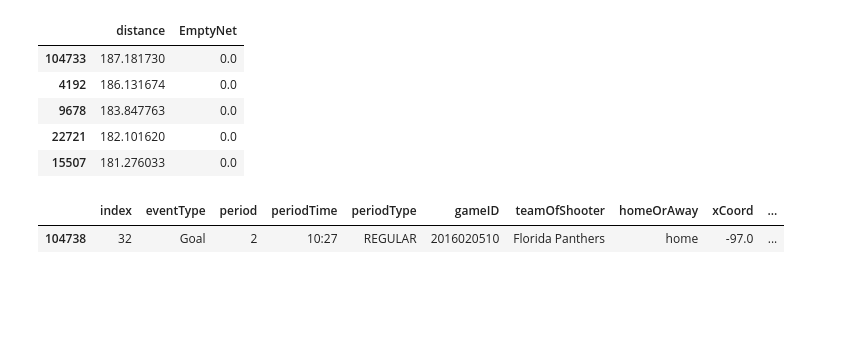
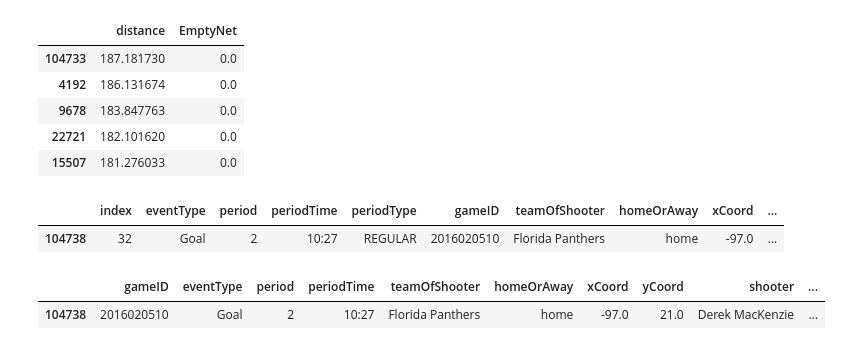
Before and after one commit to sorinmuchi/IFT6758, a Jupyter notebook: notebooks/2-FeatureEngineering-I.ipynb, the cells around one changed output. Saved outputs shown, nothing was run; the diff lists cells and outputs as text; code cells hidden in the pictures; blank space fills up the shorter version.

```diff
--- a/notebooks/2-FeatureEngineering-I.ipynb
+++ b/notebooks/2-FeatureEngineering-I.ipynb
@@ -198,7 +198,13 @@ df_suspecious.head()
 | 15507 | 181.276033 | 0.0 |
 # %%
 suspicious_event = df_suspecious.iloc[0]
-data[(data['distanceFromNet']==suspicious_event['distance']) & (data['eventType']=='Goal')]
+suspicious_event = data[(data['distanceFromNet']==suspicious_event['distance']) & (data['eventType']=='Goal')]
+suspicious_event
 # %% [output]
 |  | index | eventType | period | periodTime | periodType | gameID | teamOfShooter | homeOrAway | xCoord | ... |
 | 104738 | 32 | Goal | 2 | 10:27 | REGULAR | 2016020510 | Florida Panthers | home | -97.0 | ... |
+# %%
+suspicious_event[['gameID', 'eventType', 'period', 'periodTime', 'teamOfShooter', 'homeOrAway', 'xCoord', 'yCoord', 'shooter', 'goalie', 'shotType', 'emptyNet', 'season', 'rinkSide', 'gameType', 'totalPlayTime', 'EmptyNet', 'distanceFromNet']]
+# %% [output]
+|  | gameID | eventType | period | periodTime | teamOfShooter | homeOrAway | xCoord | yCoord | shooter | ... |
+| 104738 | 2016020510 | Goal | 2 | 10:27 | Florida Panthers | home | -97.0 | 21.0 | Derek MacKenzie | ... |
```
Also changed, not shown: parts of 1 cell of this notebook, 2 other files.
